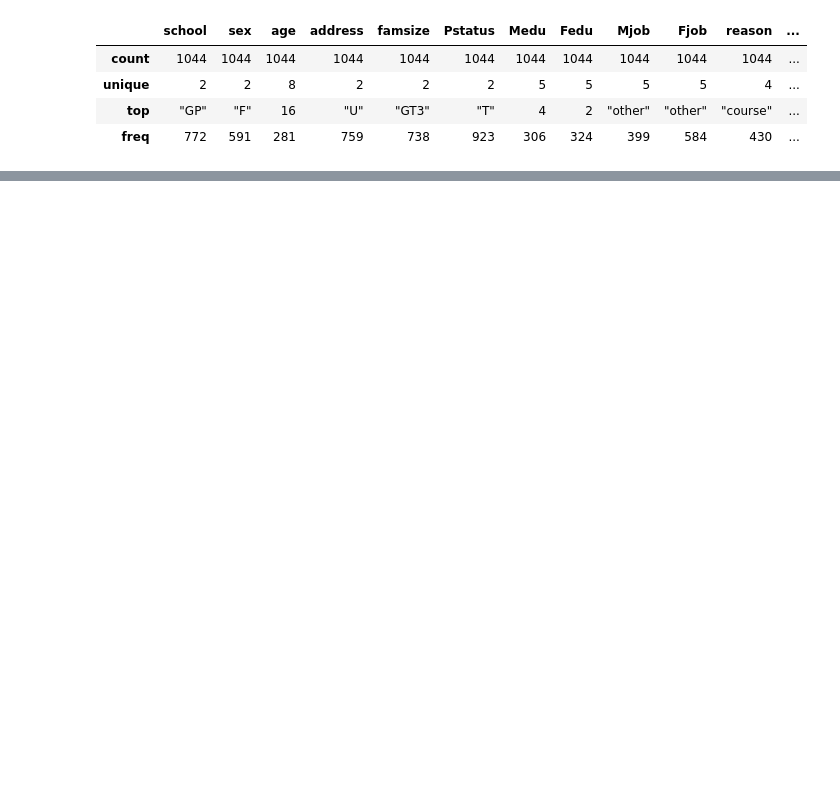
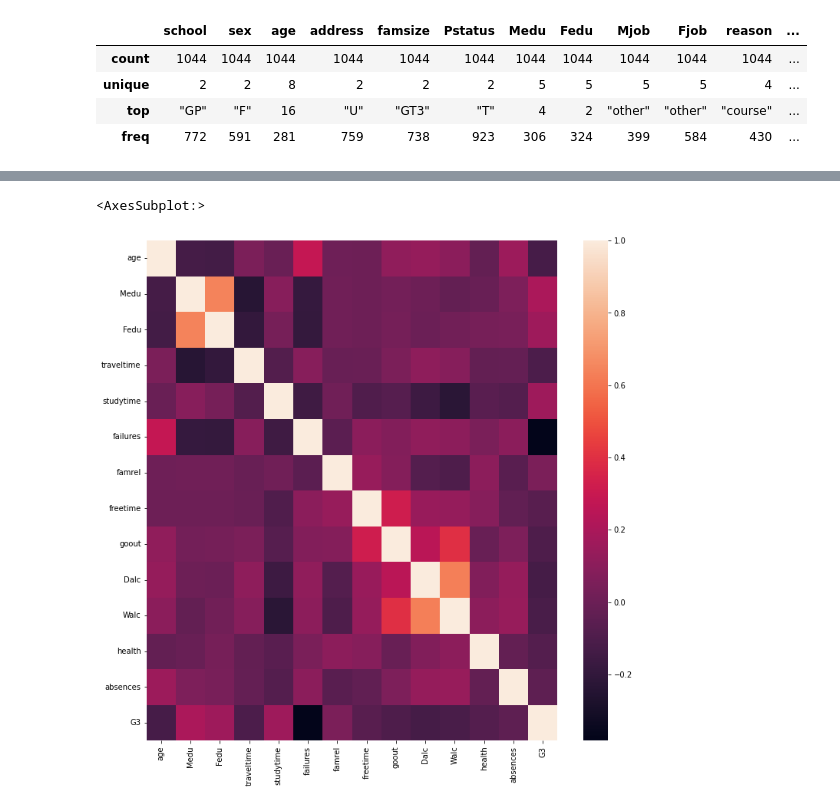
Before and after one commit to MShimer33/MachineLearningFinalProject, a Jupyter notebook: education.ipynb, the cells around one changed output, grey strips where cells are left out. Drawn from its saved outputs; the diff is of its cells as text; code cells hidden in the pictures; blank space fills up the shorter version.

```diff
--- a/education.ipynb
+++ b/education.ipynb
@@ -143,0 +150,6 @@ memory usage: 277.3+ KB
+# %%
+plt.figure(figsize=(12,12))
+sns.heatmap(data.corr())
+# %% [output]
+<AxesSubplot:>
+[figure, added]
```
Also changed, not shown: parts of 13 cells of this notebook, 1 other file.
